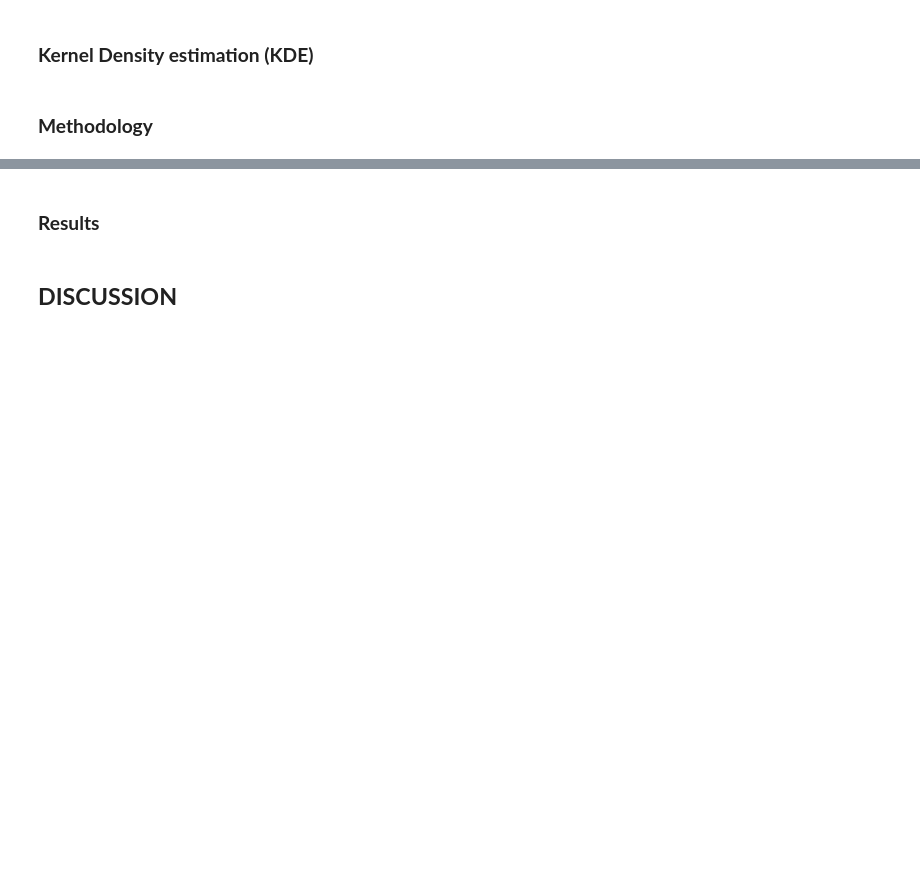
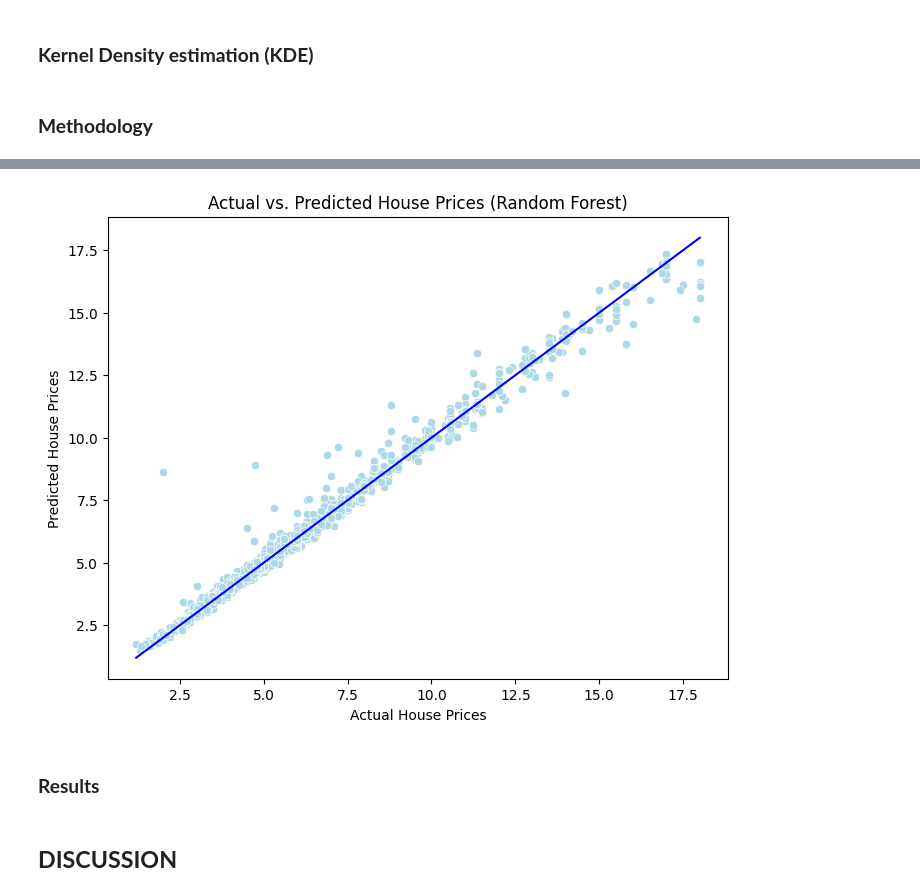
Before and after one commit to vtphatt2/House-Price-Prediction, a Jupyter notebook: SummaryFiles/submit_file.ipynb, the cells around one changed output, grey strips where cells are left out. Saved outputs shown, nothing was run; the diff lists cells and outputs as text; code cells hidden in the pictures; blank space fills up the shorter version.

```diff
--- a/SummaryFiles/submit_file.ipynb
+++ b/SummaryFiles/submit_file.ipynb
@@ -1148,3 +1419,18 @@ df.to_csv('../Data/clean_data.csv', index = False)
+# %%
+# Create a scatter plot
+plt.figure(figsize=(8, 6))
+sns.scatterplot(x=Y_test, y=Y_pred_forest, color='lightblue')
+
+# Plot a line for perfect predictions
+plt.plot([Y_test.min(), Y_test.max()], [Y_test.min(), Y_test.max()], color='blue', linestyle='-')
+
+plt.title('Actual vs. Predicted House Prices (Random Forest)')
+plt.xlabel('Actual House Prices')
+plt.ylabel('Predicted House Prices')
+plt.grid(False)
+plt.show()
+# %% [output]
+[figure, added]
 # %% [markdown]
 ### **Results**
 # %% [markdown]
```
Also changed, not shown: parts of 22 cells of this notebook, 1 other file.
